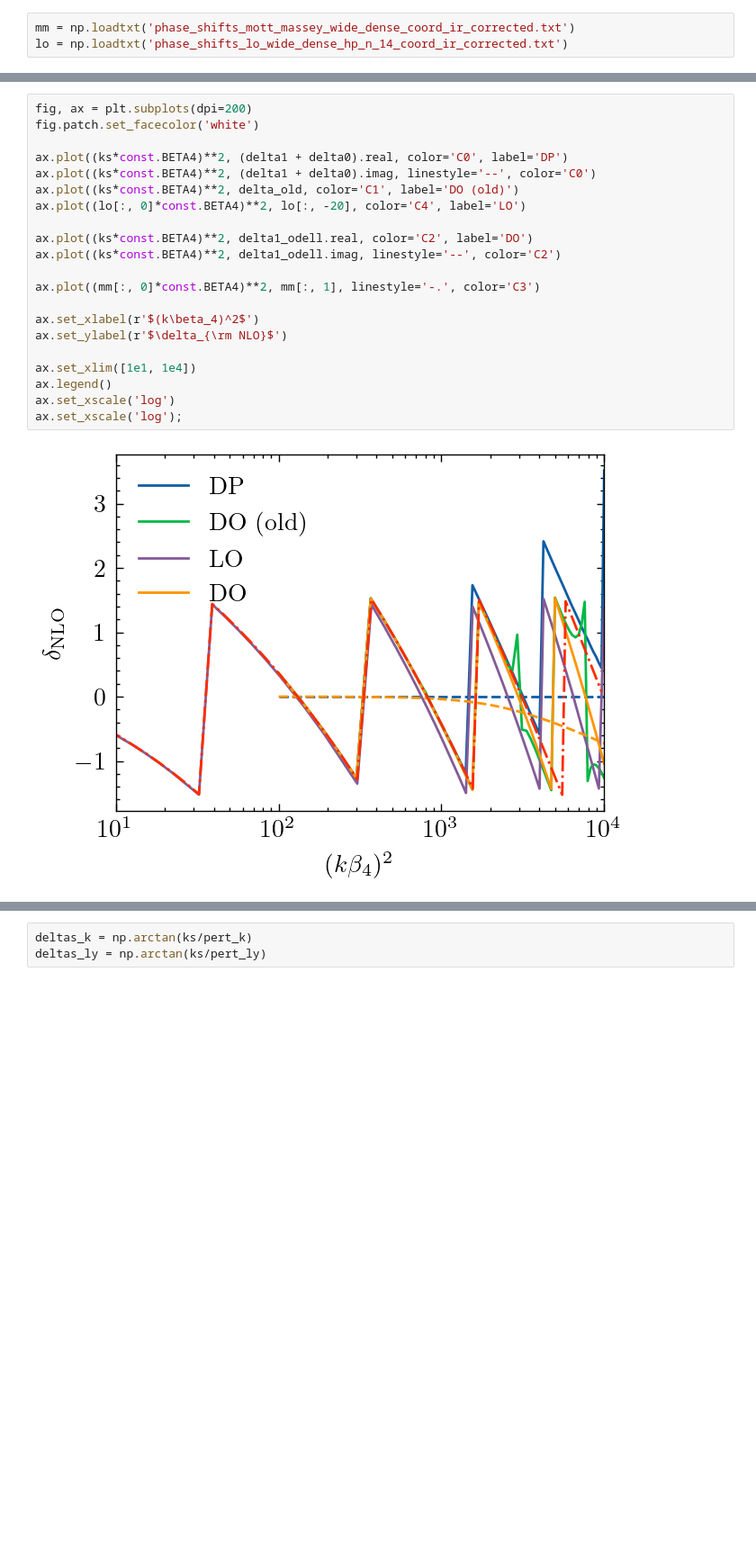
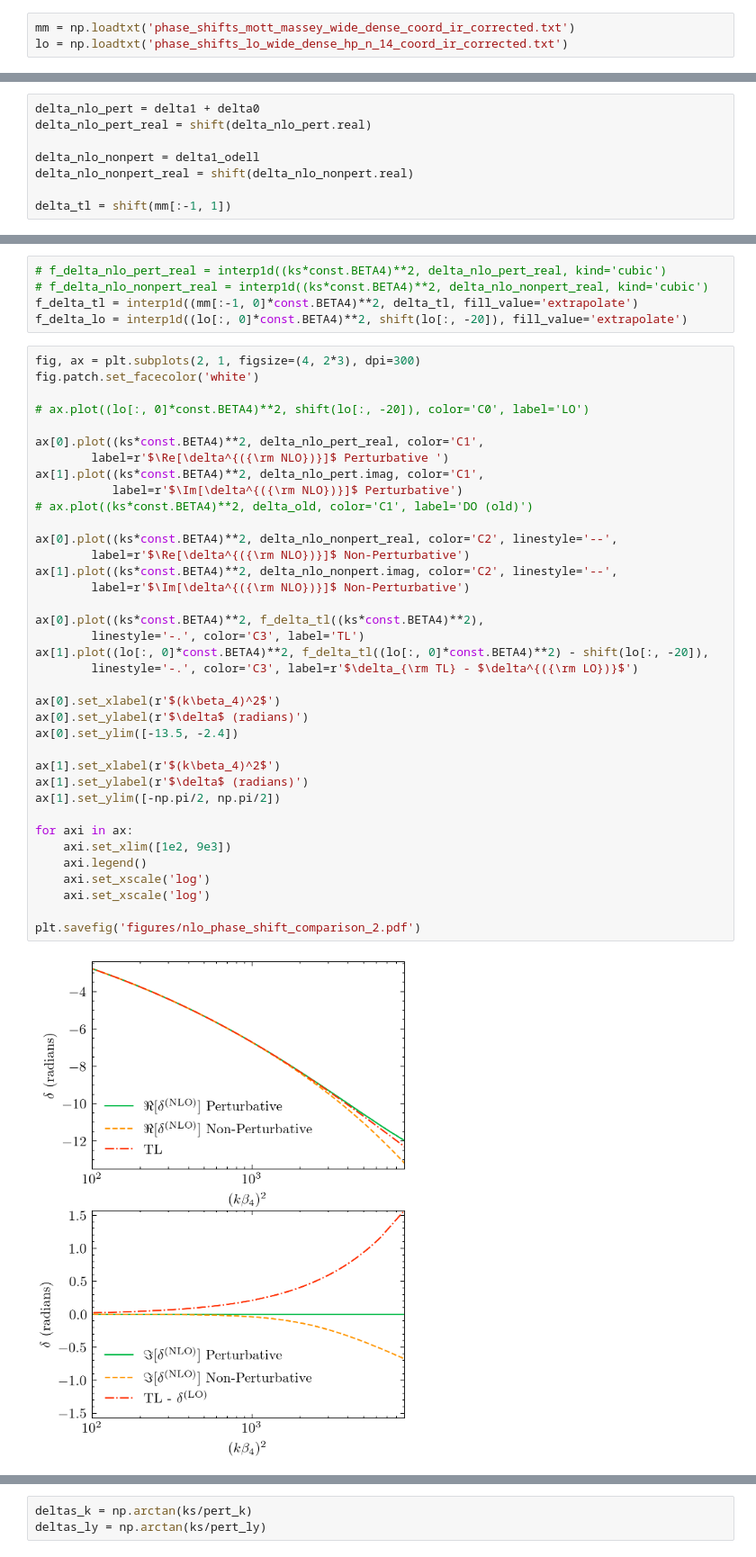
Before and after one commit to odell/id4, a Jupyter notebook: Compare Perturbation Implementations - K v LY v DWBA.ipynb, the cells around one changed output, grey strips where cells are left out. Shown: that part at 90% size. Cells and saved outputs as stored; diff of their text form; blank space fills up the shorter version.

```diff
--- a/Compare Perturbation Implementations - K v LY v DWBA.ipynb
+++ b/Compare Perturbation Implementations - K v LY v DWBA.ipynb
@@ -238,0 +254,8 @@ lo = np.loadtxt('phase_shifts_lo_wide_dense_hp_n_14_coord_ir_corrected.txt')
+# %%
+delta_nlo_pert = delta1 + delta0
+delta_nlo_pert_real = shift(delta_nlo_pert.real)
+
+delta_nlo_nonpert = delta1_odell
+delta_nlo_nonpert_real = shift(delta_nlo_nonpert.real)
+
+delta_tl = shift(mm[:-1, 1])
@@ -239,23 +264,44 @@ lo = np.loadtxt('phase_shifts_lo_wide_dense_hp_n_14_coord_ir_corrected.txt')
+# %%
+# f_delta_nlo_pert_real = interp1d((ks*const.BETA4)**2, delta_nlo_pert_real, kind='cubic')
+# f_delta_nlo_nonpert_real = interp1d((ks*const.BETA4)**2, delta_nlo_nonpert_real, kind='cubic')
+f_delta_tl = interp1d((mm[:-1, 0]*const.BETA4)**2, delta_tl, fill_value='extrapolate')
+f_delta_lo = interp1d((lo[:, 0]*const.BETA4)**2, shift(lo[:, -20]), fill_value='extrapolate')
 # %%
-fig, ax = plt.subplots(dpi=200)
+fig, ax = plt.subplots(2, 1, figsize=(4, 2*3), dpi=300)
 fig.patch.set_facecolor('white')
 
-ax.plot((ks*const.BETA4)**2, (delta1 + delta0).real, color='C0', label='DP')
-ax.plot((ks*const.BETA4)**2, (delta1 + delta0).imag, linestyle='--', color='C0')
-ax.plot((ks*const.BETA4)**2, delta_old, color='C1', label='DO (old)')
-ax.plot((lo[:, 0]*const.BETA4)**2, lo[:, -20], color='C4', label='LO')
+# ax.plot((lo[:, 0]*const.BETA4)**2, shift(lo[:, -20]), color='C0', label='LO')
 
-ax.plot((ks*const.BETA4)**2, delta1_odell.real, color='C2', label='DO')
-ax.plot((ks*const.BETA4)**2, delta1_odell.imag, linestyle='--', color='C2')
+ax[0].plot((ks*const.BETA4)**2, delta_nlo_pert_real, color='C1',
+        label=r'$\Re[\delta^{({\rm NLO})}]$ Perturbative ')
+ax[1].plot((ks*const.BETA4)**2, delta_nlo_pert.imag, color='C1',
+           label=r'$\Im[\delta^{({\rm NLO})}]$ Perturbative')
+# ax.plot((ks*const.BETA4)**2, delta_old, color='C1', label='DO (old)')
 
-ax.plot((mm[:, 0]*const.BETA4)**2, mm[:, 1], linestyle='-.', color='C3')
+ax[0].plot((ks*const.BETA4)**2, delta_nlo_nonpert_real, color='C2', linestyle='--',
+        label=r'$\Re[\delta^{({\rm NLO})}]$ Non-Perturbative')
+ax[1].plot((ks*const.BETA4)**2, delta_nlo_nonpert.imag, color='C2', linestyle='--',
+        label=r'$\Im[\delta^{({\rm NLO})}]$ Non-Perturbative')
 
-ax.set_xlabel(r'$(k\beta_4)^2$')
-ax.set_ylabel(r'$\delta_{\rm NLO}$')
+ax[0].plot((ks*const.BETA4)**2, f_delta_tl((ks*const.BETA4)**2),
+        linestyle='-.', color='C3', label='TL')
+ax[1].plot((lo[:, 0]*const.BETA4)**2, f_delta_tl((lo[:, 0]*const.BETA4)**2) - shift(lo[:, -20]),
+        linestyle='-.', color='C3', label=r'$\delta_{\rm TL} - $\delta^{({\rm LO})}$')
 
-ax.set_xlim([1e1, 1e4])
-ax.legend()
-ax.set_xscale('log')
-ax.set_xscale('log');
+ax[0].set_xlabel(r'$(k\beta_4)^2$')
+ax[0].set_ylabel(r'$\delta$ (radians)')
+ax[0].set_ylim([-13.5, -2.4])
+
+ax[1].set_xlabel(r'$(k\beta_4)^2$')
+ax[1].set_ylabel(r'$\delta$ (radians)')
+ax[1].set_ylim([-np.pi/2, np.pi/2])
+
+for axi in ax:
+    axi.set_xlim([1e2, 9e3])
+    axi.legend()
+    axi.set_xscale('log')
+    axi.set_xscale('log')
+
+plt.savefig('figures/nlo_phase_shift_comparison_2.pdf')
 # %% [output]
-[figure, old version]
+[figure, new version]
```
Also changed, not shown: parts of 11 cells of this notebook, 21 other files.
